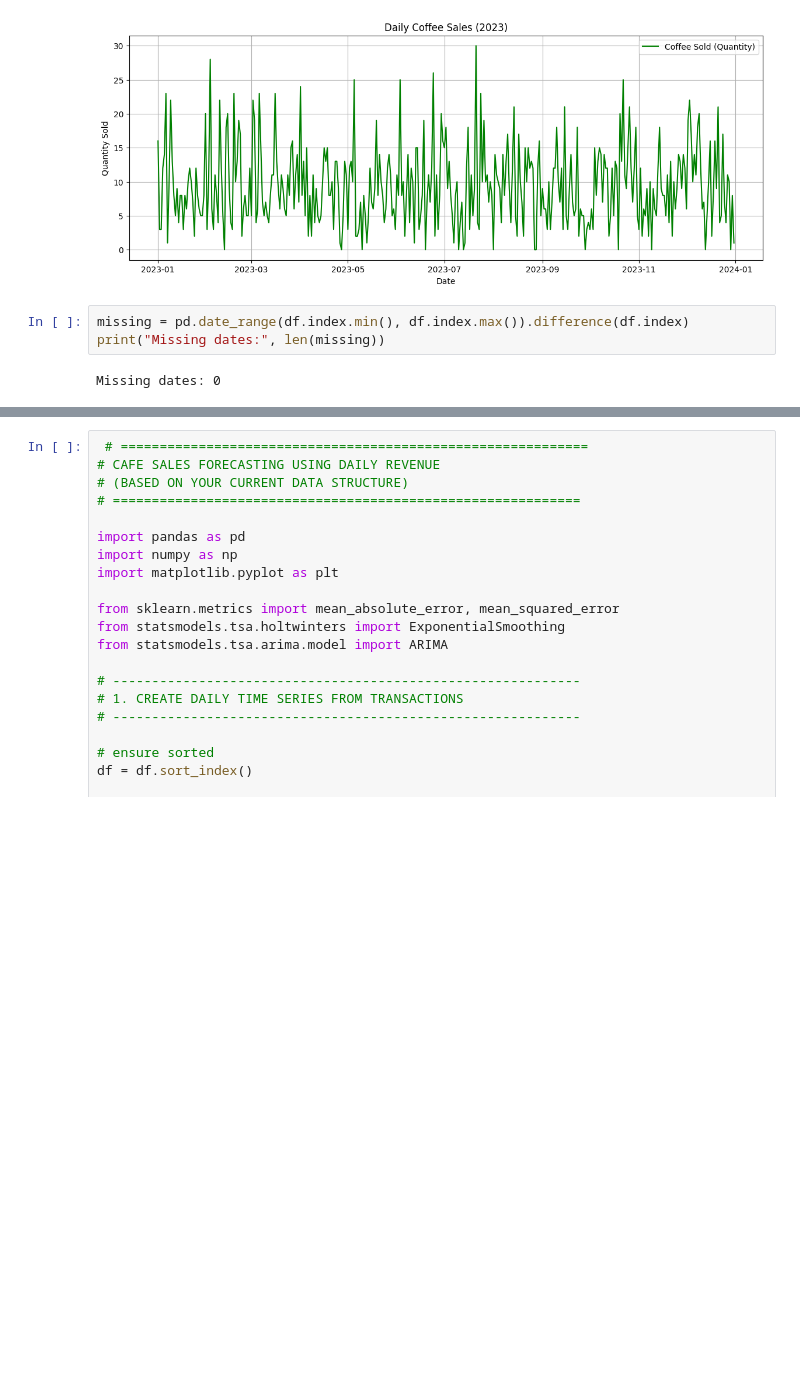
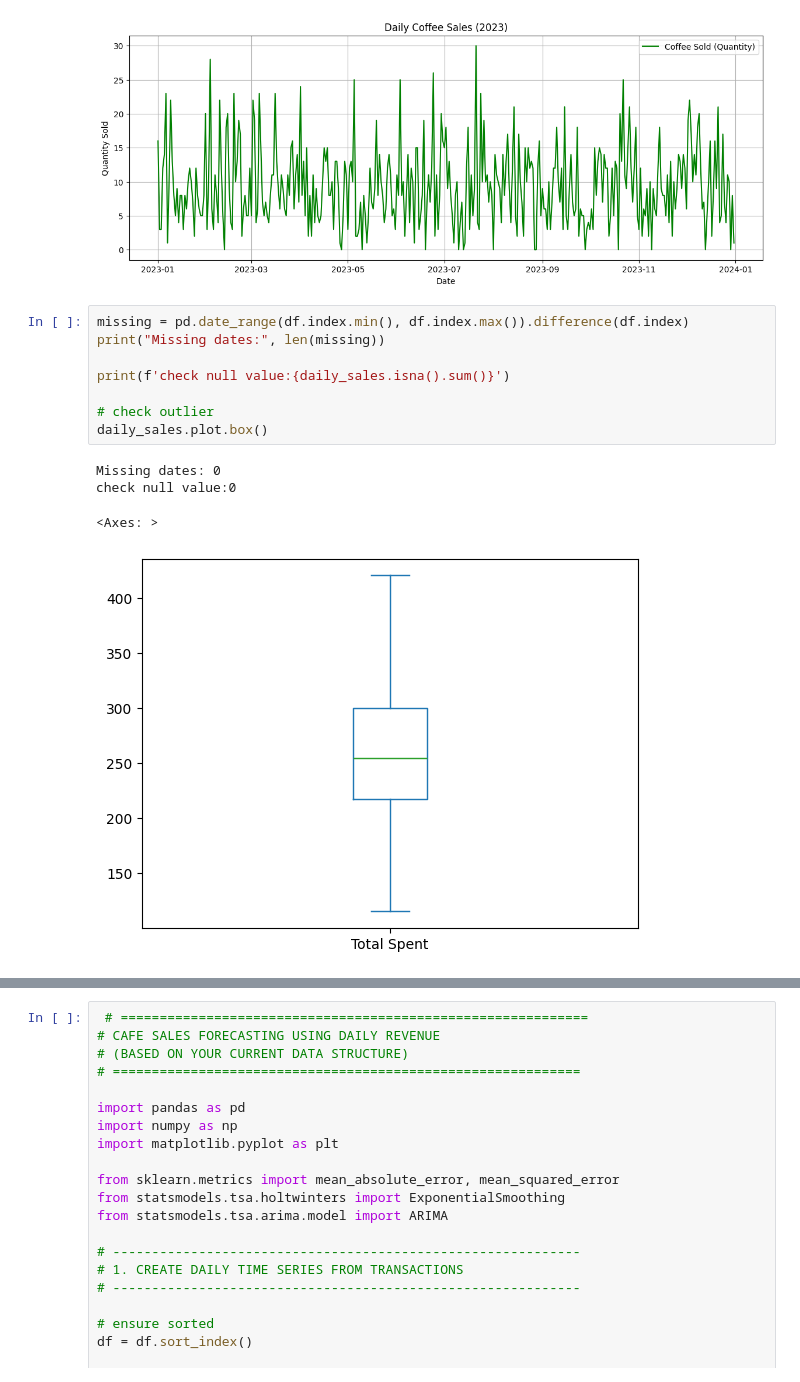
Before and after one commit to birhanumoges/Cafe-Sales-Forecasting_and_Recommendation-System, a Jupyter notebook: notebooks/time_series_analysis.ipynb, the cells around one changed output, grey strips where cells are left out. Drawn from its saved outputs; the diff is of its cells as text; blank space fills up the shorter version.

```diff
--- a/notebooks/time_series_analysis.ipynb
+++ b/notebooks/time_series_analysis.ipynb
@@ -374,5 +374,13 @@ plt.show()
 # %%
 missing = pd.date_range(df.index.min(), df.index.max()).difference(df.index)
 print("Missing dates:", len(missing))
+
+print(f'check null value:{daily_sales.isna().sum()}')
+
+# check outlier
+daily_sales.plot.box()
 # %% [output]
 Missing dates: 0
+check null value:0
+<Axes: >
+[figure, added]
```
Also changed, not shown: parts of 1 cell of this notebook.
